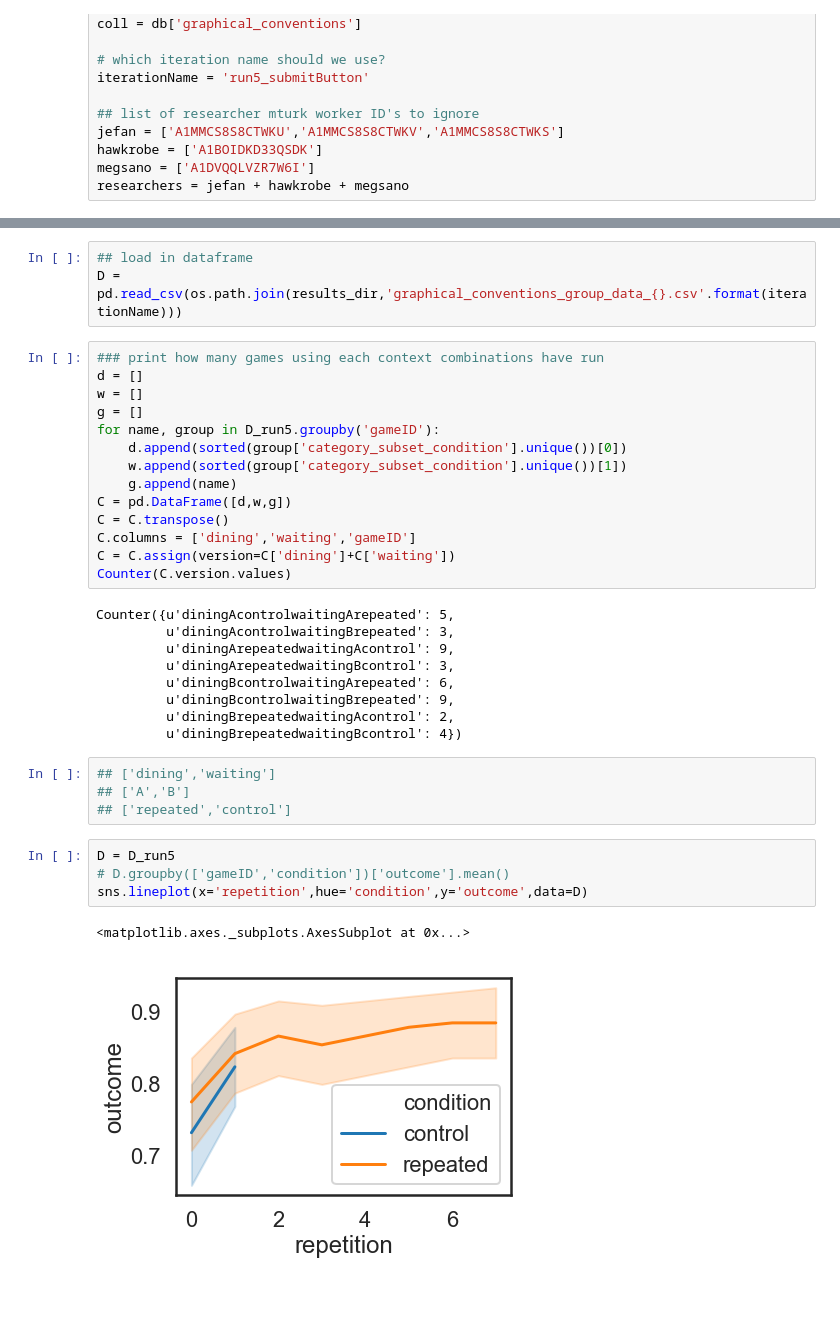
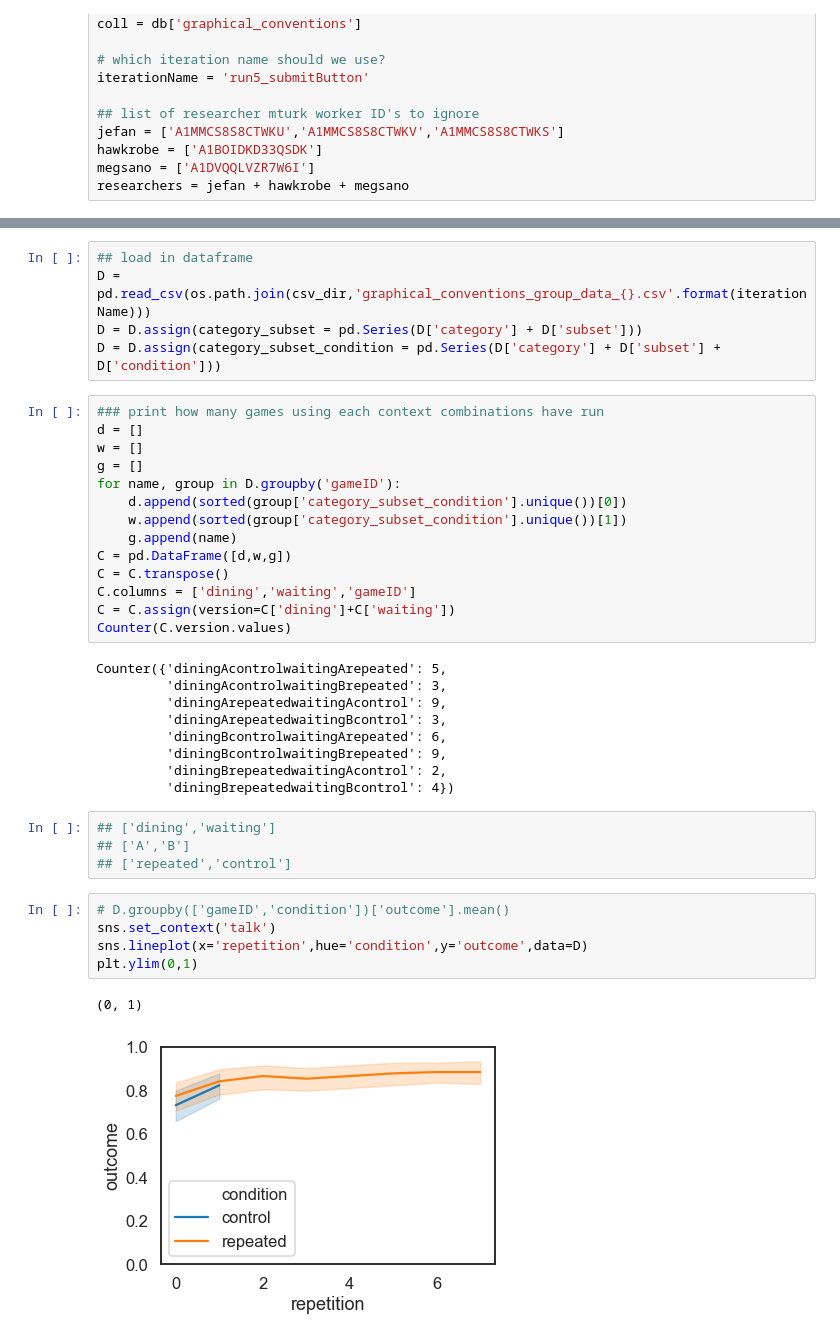
Before and after one commit to cogtoolslab/graphical_conventions_cogsci19, a Jupyter notebook: analysis/ipynb/jefan/generate_refgame_dataframe_run5.ipynb, the cells around one changed output, grey strips where cells are left out. Cells and saved outputs as stored; diff of their text form; blank space fills up the shorter version.

```diff
--- a/analysis/ipynb/jefan/generate_refgame_dataframe_run5.ipynb
+++ b/analysis/ipynb/jefan/generate_refgame_dataframe_run5.ipynb
@@ -112,13 +110,15 @@ D_run5 = D_run5.assign(category_subset_condition = pd.Series(D_run5['category']
 Done!
 # %%
 ## load in dataframe
-D = pd.read_csv(os.path.join(results_dir,'graphical_conventions_group_data_{}.csv'.format(iterationName)))
+D = pd.read_csv(os.path.join(csv_dir,'graphical_conventions_group_data_{}.csv'.format(iterationName)))
+D = D.assign(category_subset = pd.Series(D['category'] + D['subset']))
+D = D.assign(category_subset_condition = pd.Series(D['category'] + D['subset'] + D['condition']))
 # %%
 ### print how many games using each context combinations have run
 d = []
 w = []
 g = []
-for name, group in D_run5.groupby('gameID'):
+for name, group in D.groupby('gameID'):
     d.append(sorted(group['category_subset_condition'].unique())[0])
     w.append(sorted(group['category_subset_condition'].unique())[1])
     g.append(name)
@@ -128,23 +128,24 @@ C.columns = ['dining','waiting','gameID']
 C = C.assign(version=C['dining']+C['waiting'])
 Counter(C.version.values)
 # %% [output]
-Counter({u'diningAcontrolwaitingArepeated': 5,
-         u'diningAcontrolwaitingBrepeated': 3,
-         u'diningArepeatedwaitingAcontrol': 9,
-         u'diningArepeatedwaitingBcontrol': 3,
-         u'diningBcontrolwaitingArepeated': 6,
-         u'diningBcontrolwaitingBrepeated': 9,
-         u'diningBrepeatedwaitingAcontrol': 2,
-         u'diningBrepeatedwaitingBcontrol': 4})
+Counter({'diningAcontrolwaitingArepeated': 5,
+         'diningAcontrolwaitingBrepeated': 3,
+         'diningArepeatedwaitingAcontrol': 9,
+         'diningArepeatedwaitingBcontrol': 3,
+         'diningBcontrolwaitingArepeated': 6,
+         'diningBcontrolwaitingBrepeated': 9,
+         'diningBrepeatedwaitingAcontrol': 2,
+         'diningBrepeatedwaitingBcontrol': 4})
 # %%
 ## ['dining','waiting']
 ## ['A','B']
 ## ['repeated','control']
 # %%
-D = D_run5
 # D.groupby(['gameID','condition'])['outcome'].mean()
+sns.set_context('talk')
 sns.lineplot(x='repetition',hue='condition',y='outcome',data=D)
+plt.ylim(0,1)
 # %% [output]
-<matplotlib.axes._subplots.AxesSubplot at 0x...>
+(0, 1)
-[figure, old version]
+[figure, new version]
 # %%
```
Also changed, not shown: parts of 10 cells of this notebook, 2 other files.
